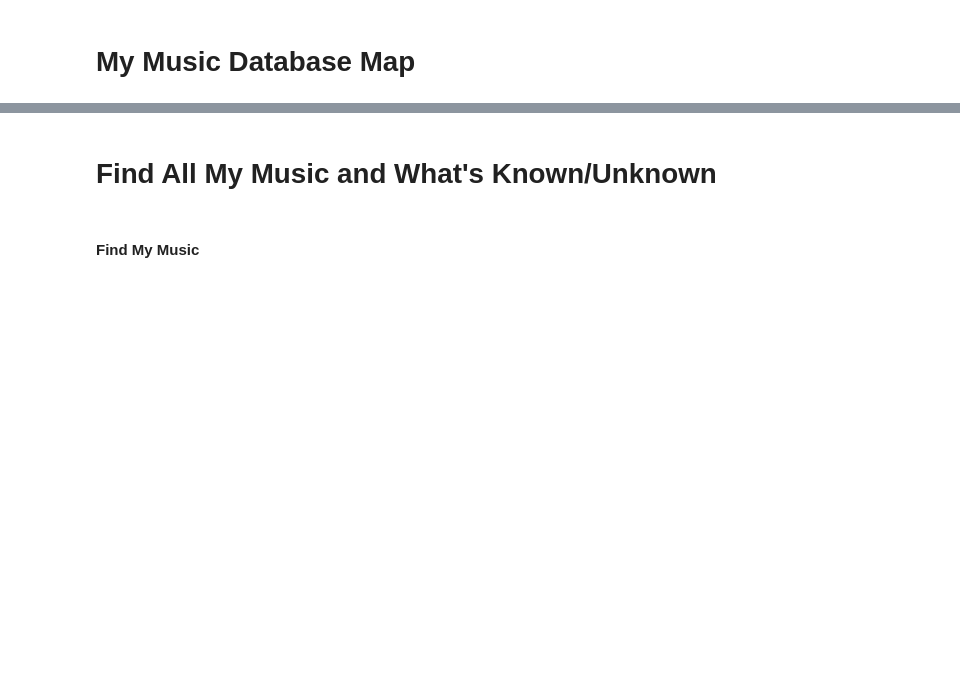
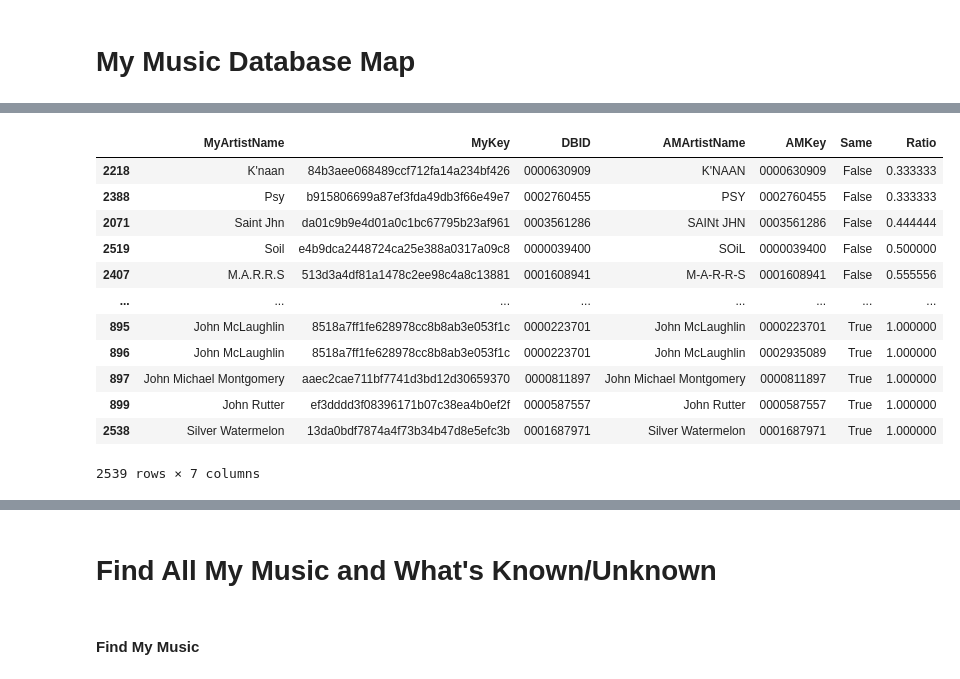
Before and after one commit to tgadf/music, a Jupyter notebook: Matched.ipynb, the cells around one changed output, grey strips where cells are left out. Drawn from its saved outputs; the diff is of its cells as text; code cells hidden in the pictures; blank space fills up the shorter version.

```diff
--- a/Matched.ipynb
+++ b/Matched.ipynb
@@ -79,0 +99,2 @@ Notebook Last Run Initiated: 2020-09-21 21:34:15.073760
+# %%
+mdbmaps = {"AllMusic": musicDBMap("AllMusic", init=False)}
@@ -79,0 +149,4 @@ Notebook Last Run Initiated: 2020-09-21 21:34:15.073760
+# %%
+mgdf = merge(myamdf, amdf, on=['DBID'], how='inner')
+#mgdf[mgdf["AMKey"].isna()]
+mgdf.head()
@@ -79,0 +160,37 @@ Notebook Last Run Initiated: 2020-09-21 21:34:15.073760
+# %%
+from difflib import SequenceMatcher
+from pandas import Series, DataFrame, isna, isnull
+
+def isSame(x):
+    name  = x.MyArtistName
+    match = x.AMArtistName
+    if not all([name,match]):
+        return None
+    if any([isna(x) for x in [name,match]]):
+        return None
+
+    same = False
+    if all([name,match]):
+        if str(name) == str(match):
+            same = True
+    else:
+        raise ValueError([name,match])
+    return same
+
+def ratio(x):
+    name  = x.MyArtistName
+    match = x.AMArtistName
+    same  = x.Same
+    if same is None:
+        return None
+    else:
+        if all([name,match]):
+            s = SequenceMatcher(None, str(name), str(match))
+            return s.ratio()
+        return -1.0
+# %%
+dbRenames = getFile("dbRenames.yaml")
+mgdf["AMArtistName"] = mgdf["AMArtistName"].apply(lambda x: dbRenames.get(x) if dbRenames.get(x) else x)
+
+mgdf["Same"]  = mgdf.apply(isSame, axis=1)
+mgdf["Ratio"] = mgdf.apply(ratio, axis=1)
@@ -79,0 +228,16 @@ Notebook Last Run Initiated: 2020-09-21 21:34:15.073760
+# %%
+mgdf.sort_values("Ratio")
+# %% [output]
+|  | MyArtistName | MyKey | DBID | AMArtistName | AMKey | Same | Ratio |
+| 2218 | K'naan | 84b3aee068489ccf712fa14a234bf426 | 0000630909 | K'NAAN | 0000630909 | False | 0.333333 |
+| 2388 | Psy | b915806699a87ef3fda49db3f66e49e7 | 0002760455 | PSY | 0002760455 | False | 0.333333 |
+| 2071 | Saint Jhn | da01c9b9e4d01a0c1bc67795b23af961 | 0003561286 | SAINt JHN | 0003561286 | False | 0.444444 |
+| 2519 | Soil | e4b9dca2448724ca25e388a0317a09c8 | 0000039400 | SOiL | 0000039400 | False | 0.500000 |
+| 2407 | M.A.R.R.S | 513d3a4df81a1478c2ee98c4a8c13881 | 0001608941 | M-A-R-R-S | 0001608941 | False | 0.555556 |
+| ... | ... | ... | ... | ... | ... | ... | ... |
+| 895 | John McLaughlin | 8518a7ff1fe628978cc8b8ab3e053f1c | 0000223701 | John McLaughlin | 0000223701 | True | 1.000000 |
+| 896 | John McLaughlin | 8518a7ff1fe628978cc8b8ab3e053f1c | 0000223701 | John McLaughlin | 0002935089 | True | 1.000000 |
+| 897 | John Michael Montgomery | aaec2cae711bf7741d3bd12d30659370 | 0000811897 | John Michael Montgomery | 0000811897 | True | 1.000000 |
+| 899 | John Rutter | ef3dddd3f08396171b07c38ea4b0ef2f | 0000587557 | John Rutter | 0000587557 | True | 1.000000 |
+| 2538 | Silver Watermelon | 13da0bdf7874a4f73b34b47d8e5efc3b | 0001687971 | Silver Watermelon | 0001687971 | True | 1.000000 |
+2539 rows × 7 columns
```
Also changed, not shown: parts of 46 cells of this notebook, 3 other files.
